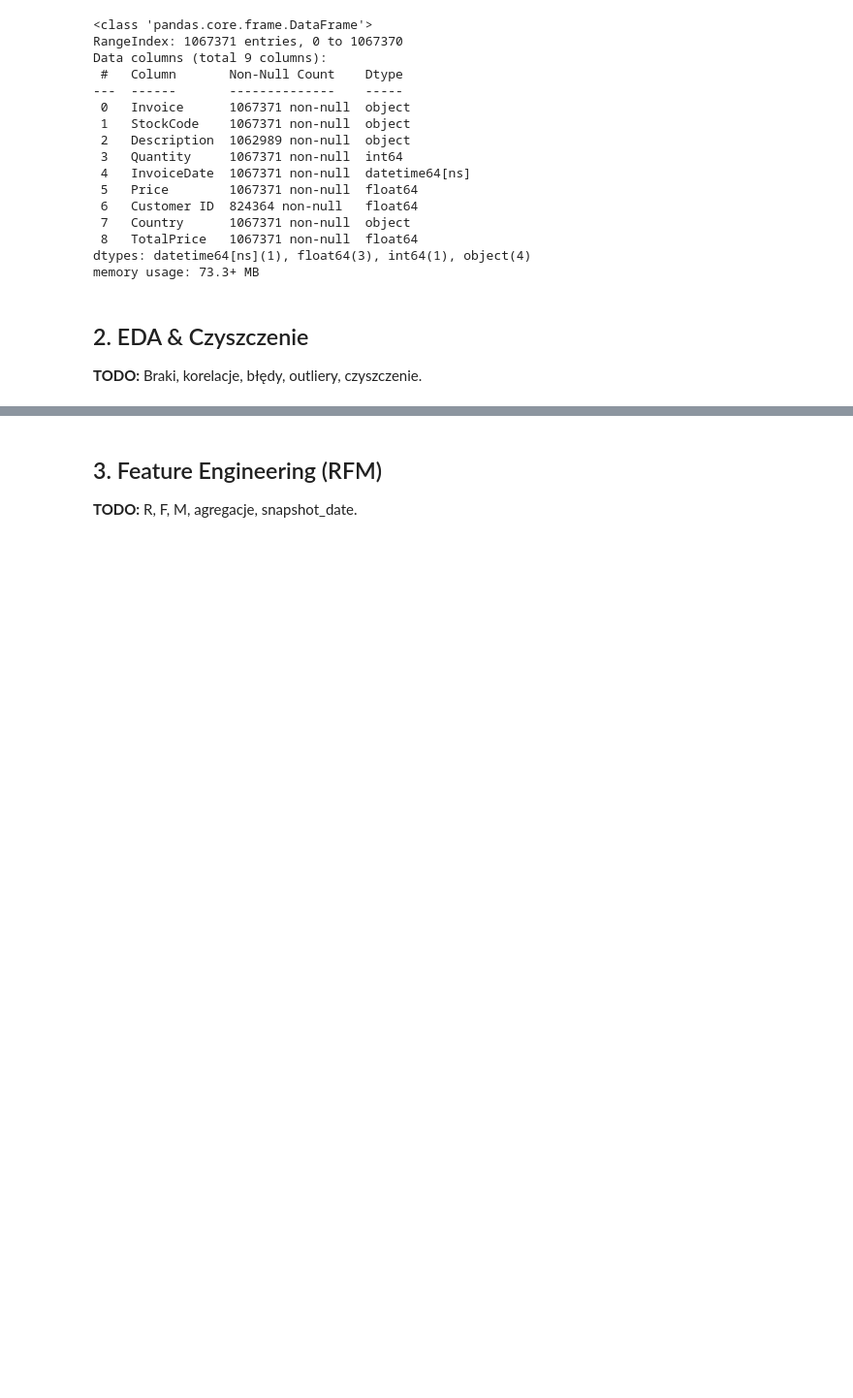
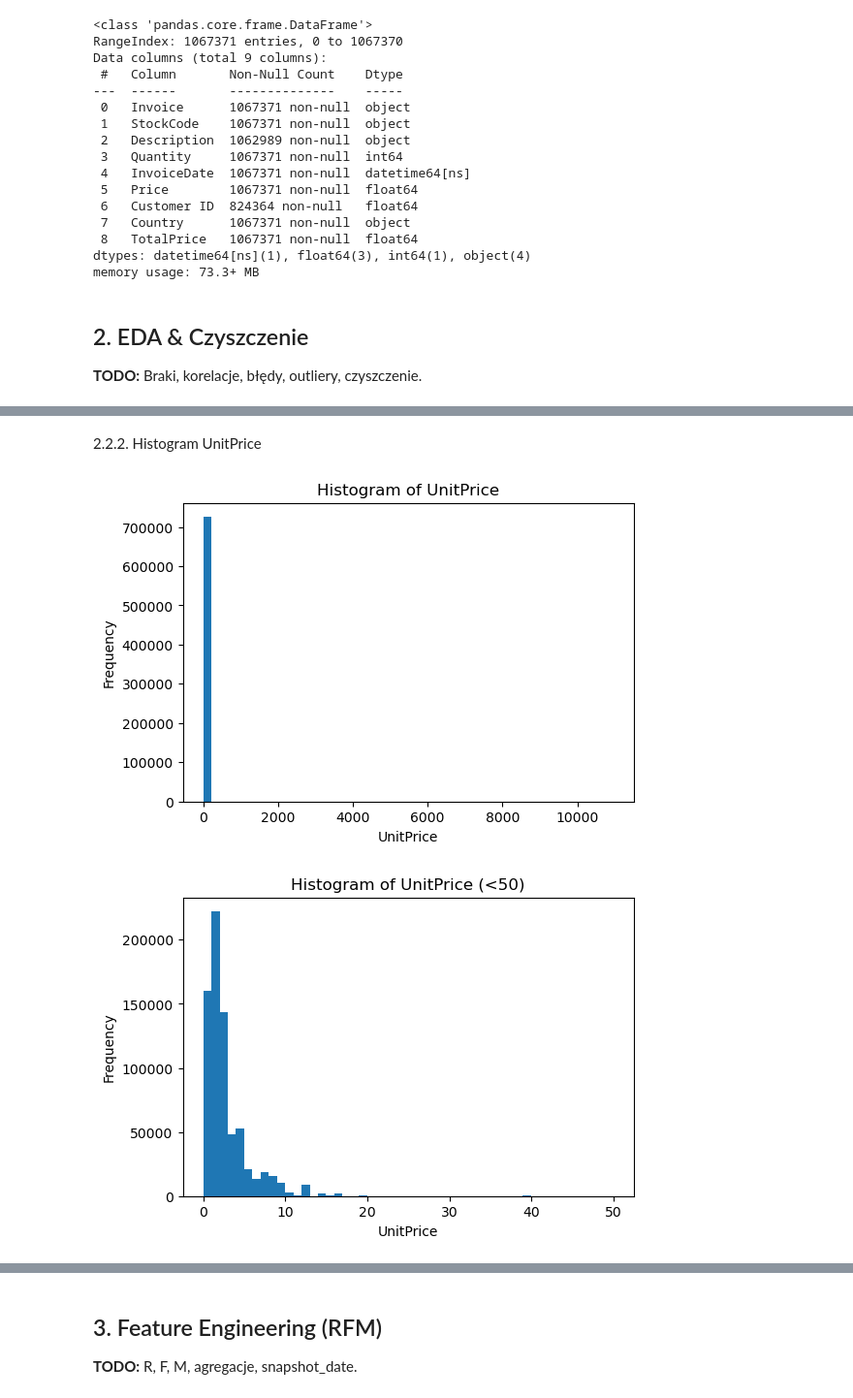
Before and after one commit to lukaszkortals/ML_Online_Retail_II, a Jupyter notebook: notebooks/project.ipynb, the cells around one changed output, grey strips where cells are left out. Shown at 97% size. Saved outputs shown, nothing was run; the diff lists cells and outputs as text; code cells hidden in the pictures; blank space fills up the shorter version.

```diff
--- a/notebooks/project.ipynb
+++ b/notebooks/project.ipynb
@@ -48,0 +120,19 @@ memory usage: 73.3+ MB
+# %% [markdown]
+2.2.2. Histogram UnitPrice
+# %%
+plt.figure(figsize=(6,4))
+plt.hist(df["Price"], bins=50)
+plt.title("Histogram of UnitPrice")
+plt.xlabel("UnitPrice")
+plt.ylabel("Frequency")
+plt.show()
+
+plt.figure(figsize=(6,4))
+plt.hist(df[df["Price"] < 50]["Price"], bins=50)
+plt.title("Histogram of UnitPrice (<50)")
+plt.xlabel("UnitPrice")
+plt.ylabel("Frequency")
+plt.show()
+# %% [output]
+[figure, added]
+[figure, added]
```
Also changed, not shown: parts of 18 cells of this notebook.
